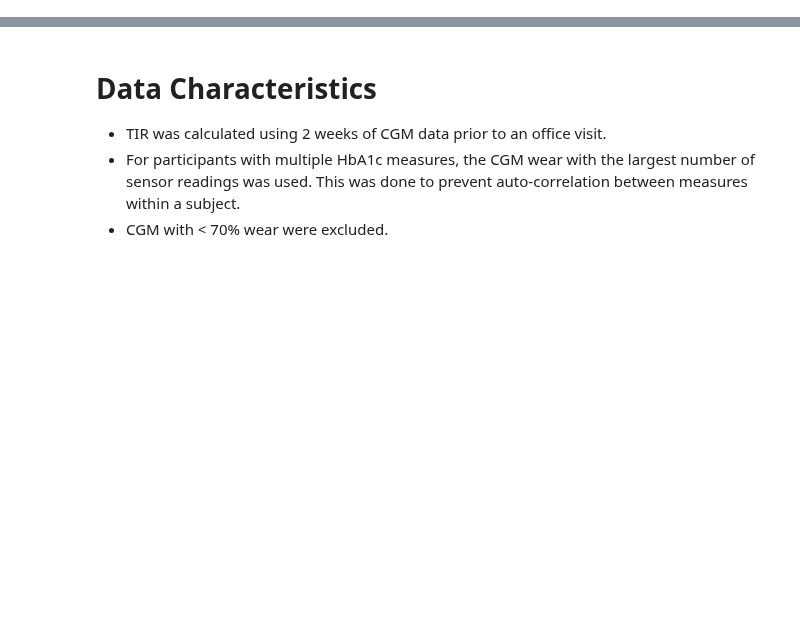
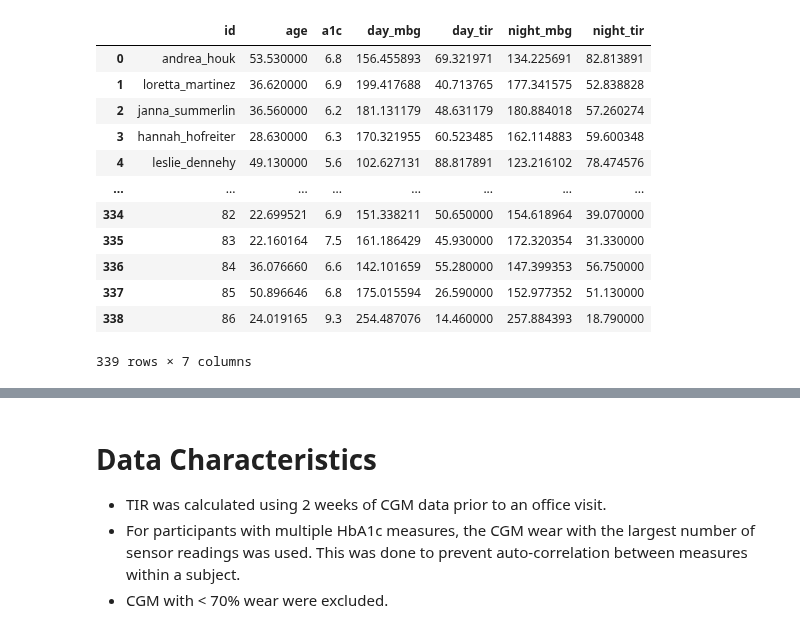
Before and after one commit to childhealthbiostatscore/BDC-Code, a Jupyter notebook: Viral Shah/Day and Night CGM/day_night_cgm_jdrf.ipynb, the cells around one changed output, grey strips where cells are left out. Cells and saved outputs as stored; diff of their text form; code cells hidden in the pictures; blank space fills up the shorter version.

```diff
--- a/Viral Shah/Day and Night CGM/day_night_cgm_jdrf.ipynb
+++ b/Viral Shah/Day and Night CGM/day_night_cgm_jdrf.ipynb
@@ -13,14 +13,29 @@ sns.set_palette("coolwarm")
 # %%
 # Import data
 df = pd.read_csv(wd+'Data_Clean/analysis_data.csv',usecols=['ID','Age','HbA1c','14 Day TIR','14 Night TIR','14 Day Mean','14 Night Mean'])
 df.columns = ['id','age','a1c','day_mbg','day_tir','night_mbg','night_tir']
 # Get row with most sensor values for each person in JDRF data
 jdrf = pd.read_csv(wd+'Data_Clean/analysis_data_jdrf.csv')
 idx = jdrf.groupby('id',sort=False)['sensor_readings'].transform(max) == jdrf['sensor_readings']
 jdrf = jdrf[idx]
 idx = jdrf["sensor_readings"] >= 2822 # 70% cutoff for 2 weeks of data
 jdrf = jdrf[idx]
 # Combine
 jdrf = jdrf[['id','age','a1c','day_mbg','day_tir','night_mbg','night_tir']]
 df = pd.concat([df,jdrf])
 df.reset_index(inplace=True,drop=True)
+df
+# %% [output]
+|  | id | age | a1c | day_mbg | day_tir | night_mbg | night_tir |
+| 0 | andrea_houk | 53.530000 | 6.8 | 156.455893 | 69.321971 | 134.225691 | 82.813891 |
+| 1 | loretta_martinez | 36.620000 | 6.9 | 199.417688 | 40.713765 | 177.341575 | 52.838828 |
+| 2 | janna_summerlin | 36.560000 | 6.2 | 181.131179 | 48.631179 | 180.884018 | 57.260274 |
+| 3 | hannah_hofreiter | 28.630000 | 6.3 | 170.321955 | 60.523485 | 162.114883 | 59.600348 |
+| 4 | leslie_dennehy | 49.130000 | 5.6 | 102.627131 | 88.817891 | 123.216102 | 78.474576 |
+| ... | ... | ... | ... | ... | ... | ... | ... |
+| 334 | 82 | 22.699521 | 6.9 | 151.338211 | 50.650000 | 154.618964 | 39.070000 |
+| 335 | 83 | 22.160164 | 7.5 | 161.186429 | 45.930000 | 172.320354 | 31.330000 |
+| 336 | 84 | 36.076660 | 6.6 | 142.101659 | 55.280000 | 147.399353 | 56.750000 |
+| 337 | 85 | 50.896646 | 6.8 | 175.015594 | 26.590000 | 152.977352 | 51.130000 |
+| 338 | 86 | 24.019165 | 9.3 | 254.487076 | 14.460000 | 257.884393 | 18.790000 |
+339 rows × 7 columns
```
Also changed, not shown: parts of 3 cells of this notebook.
